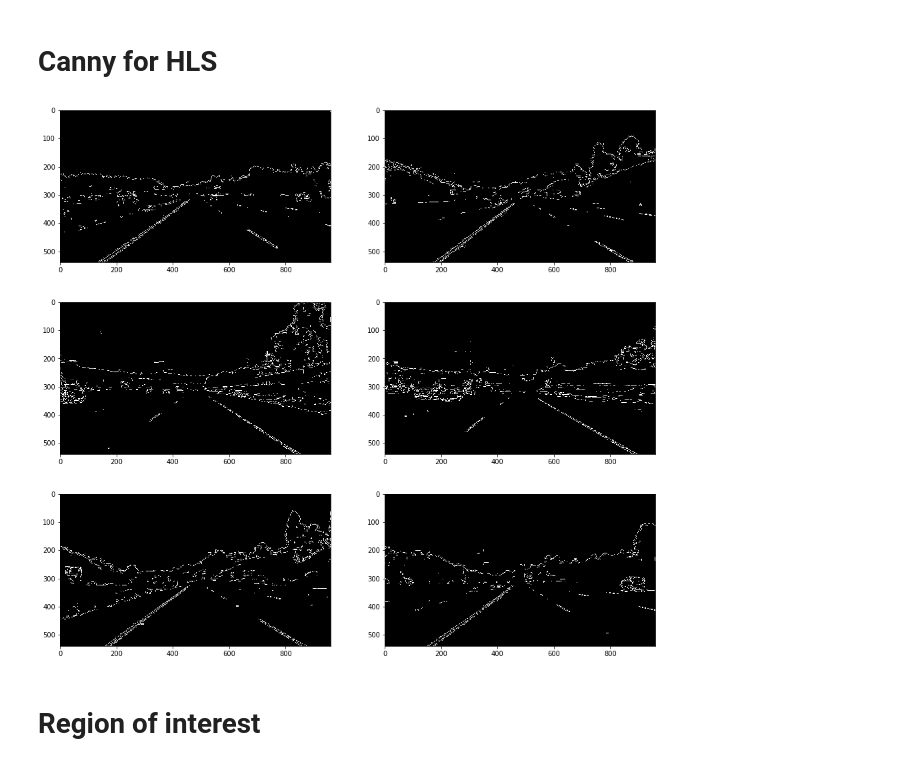
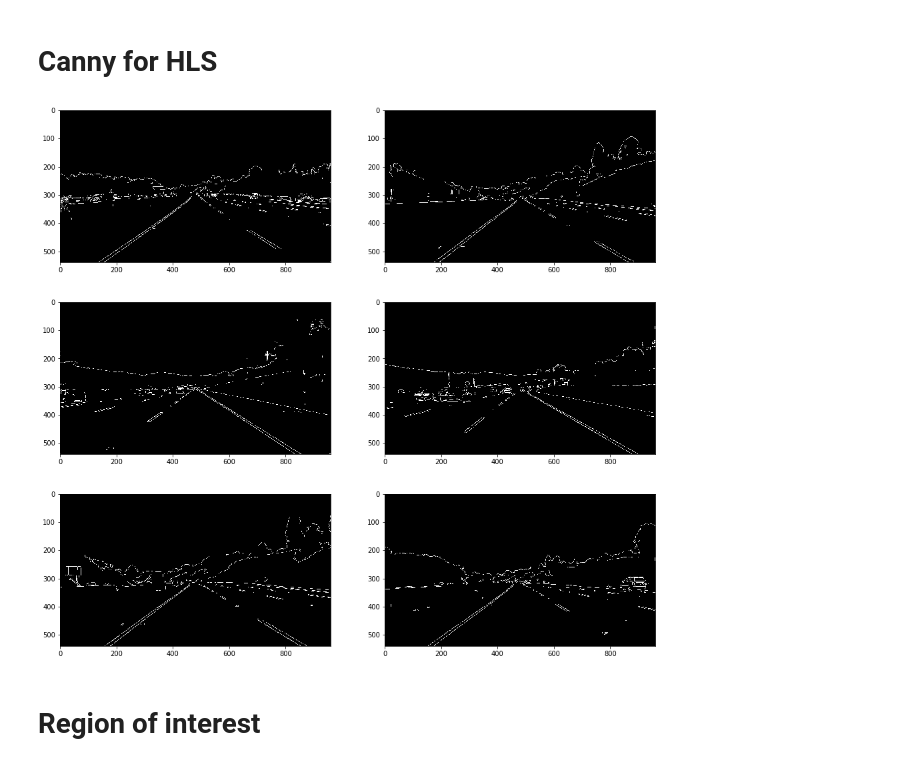
Before and after one commit to kradio3/CarND-LaneLines-P1, a Jupyter notebook: P1.ipynb, the cells around one changed output. Saved outputs shown, nothing was run; the diff lists cells and outputs as text; code cells hidden in the pictures.

```diff
--- a/P1.ipynb
+++ b/P1.ipynb
@@ -206,24 +206,14 @@ Try tuning the various parameters, especially the low and high Canny thresholds
 # %%
 def apply_3_canny(image):
     hls = cv2.cvtColor(image, cv2.COLOR_RGB2HLS)
-    edges_hue = canny(hls[:, :, 0], 96, 128)
-    edges_lig = canny(hls[:, :, 1], 64, 128)
-    edges_sat = canny(hls[:, :, 2], 32, 64, 3, True)
-
-    #edges_all = cv2.bitwise_and(edges_hue, edges_sat)
-    #edges_all = cv2.bitwise_and(edges_all, edges_val)
-
-    canvas = np.zeros_like(image)
-    canvas[:, :, 0] = edges_lig
-    canvas[:, :, 1] = edges_sat
-
-
+    sat = hls[:, :, 1]
+    edges_sat = canny(sat, 96, 192, 7, True)
 
     return edges_sat
 
 process_test_images(lambda img: apply_3_canny(img))
 # %% [output]
-[figure, old version]
+[figure, new version]
 # %% [markdown]
 # Region of interest
 # %%
```
Also changed, not shown: parts of 5 cells of this notebook, 10 other files.
